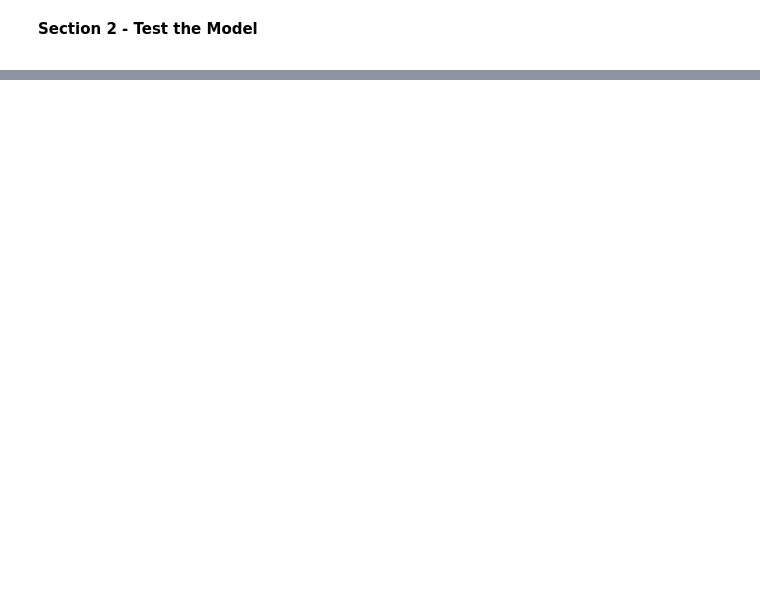
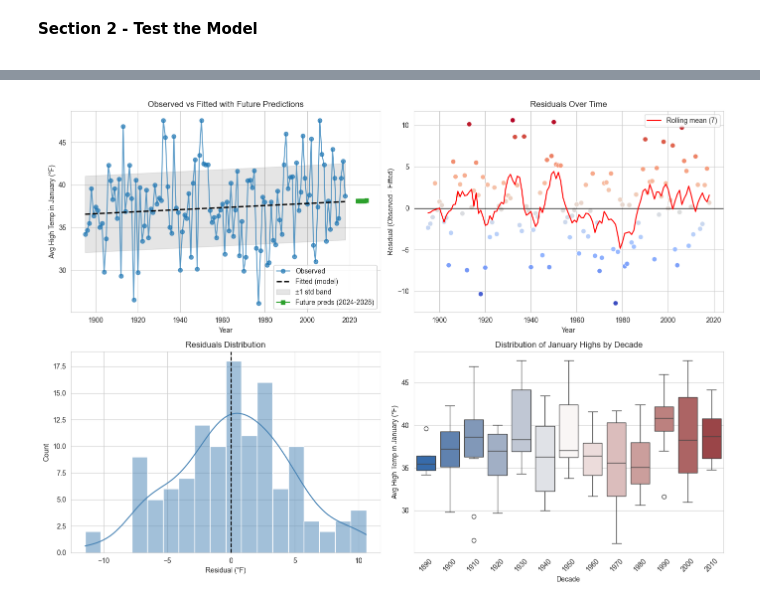
Before and after one commit to Angie-Crews/datafun-07-ml, a Jupyter notebook: Final_Project/angiecrews_ml.ipynb, the cells around one changed output, grey strips where cells are left out. Saved outputs shown, nothing was run; the diff lists cells and outputs as text; code cells hidden in the pictures; blank space fills up the shorter version.

```diff
--- a/Final_Project/angiecrews_ml.ipynb
+++ b/Final_Project/angiecrews_ml.ipynb
@@ -328,0 +484,89 @@ Section 4 - Descriptive Statistics
+# %%
+import seaborn as sns
+import numpy as np
+import pandas as pd
+import matplotlib.pyplot as plt
+from matplotlib.ticker import FixedLocator
+
+# Additional compelling visualizations for the predicted dataset (new cell)
+# Uses existing variables: df, X, model, future_years, future_preds, coef, intercept
+# Produces a 2x2 panel: actual vs fitted+future, residuals over time, residuals histogram, boxplot by decade
+
+# Ensure predictions for the full historical X
+y_fitted = model.predict(X)  # shape (n_samples,)
+
+# Residuals
+residuals = df['Value'].values - y_fitted
+
+# Prepare decades for grouping
+df_plot = df.copy()
+df_plot['Fitted'] = y_fitted
+df_plot['Residual'] = residuals
+df_plot['Decade'] = (df_plot['Year'] // 10) * 10
+
+# Approximate uncertainty band (±1 std of residuals) around the fitted line
+resid_std = residuals.std()
+x_line = np.arange(df_plot['Year'].min(), df_plot['Year'].max() + 1)
+y_line = model.predict(x_line.reshape(-1, 1))
+upper_band = y_line + resid_std
+lower_band = y_line - resid_std
+
+plt.figure(figsize=(14, 10))
+sns.set_style("whitegrid")
+
+# 1) Actual vs Fitted with future predictions
+ax1 = plt.subplot(2, 2, 1)
+ax1.plot(df_plot['Year'], df_plot['Value'], marker='o', linestyle='-', label='Observed', alpha=0.7)
+ax1.plot(df_plot['Year'], df_plot['Fitted'], color='black', linestyle='--', linewidth=2, label='Fitted (model)')
+ax1.fill_between(x_line, lower_band, upper_band, color='gray', alpha=0.2, label='±1 std band')
+# overlay future predictions
+ax1.plot(future_years, future_preds, marker='s', color='tab:green', linestyle='-', label='Future preds (2024-2028)')
+ax1.set_title('Observed vs Fitted with Future Predictions')
+ax1.set_xlabel('Year')
+ax1.set_ylabel('Avg High Temp in January (°F)')
+ax1.legend()
+
+# 2) Residuals over time (look for trends / heteroscedasticity)
+ax2 = plt.subplot(2, 2, 2)
+ax2.axhline(0, color='black', linewidth=1)
+sns.scatterplot(x='Year', y='Residual', data=df_plot, s=50, ax=ax2, palette='coolwarm', hue='Residual', legend=False)
+# rolling mean of residuals
+rolling = pd.Series(df_plot['Residual']).rolling(window=7, center=True, min_periods=1).mean()
+ax2.plot(df_plot['Year'], rolling, color='red', linewidth=1.5, label='Rolling mean (7)')
+ax2.set_title('Residuals Over Time')
+ax2.set_xlabel('Year')
+ax2.set_ylabel('Residual (Observed - Fitted)')
+ax2.legend()
+
+# 3) Residuals distribution (hist + KDE)
+ax3 = plt.subplot(2, 2, 3)
+sns.histplot(df_plot['Residual'], kde=True, bins=18, color='steelblue', ax=ax3)
+ax3.axvline(0, color='black', linestyle='--')
+ax3.set_title('Residuals Distribution')
+ax3.set_xlabel('Residual (°F)')
+ax3.set_ylabel('Count')
+
+# 4) Boxplot by decade to show distribution shifts
+ax4 = plt.subplot(2, 2, 4)
+order = sorted(df_plot['Decade'].unique())
+# Use hue=Decade so palette is applied to each decade (avoids FutureWarning), then remove legend to keep plot clean
+sns.boxplot(x='Decade', y='Value', data=df_plot, ax=ax4, order=order, hue='Decade', dodge=False, palette='vlag')
+# remove the automatic legend created by using hue (we color by decade but don't want a legend)
+leg = ax4.get_legend()
+if leg is not None:
+    leg.remove()
+
+# Explicitly set tick locations to match the categorical positions and then set labels (no UserWarning)
+labels = [str(int(d)) for d in order]
+tick_positions = np.arange(len(labels))
+ax4.xaxis.set_major_locator(FixedLocator(tick_positions))
+ax4.set_xticklabels(labels, rotation=45)
+
+ax4.set_title('Distribution of January Highs by Decade')
+ax4.set_xlabel('Decade')
+ax4.set_ylabel('Avg High Temp in January (°F)')
+
+plt.tight_layout()
+plt.show()
+# %% [output]
+[figure, added]
```
Also changed, not shown: parts of 8 cells of this notebook.
